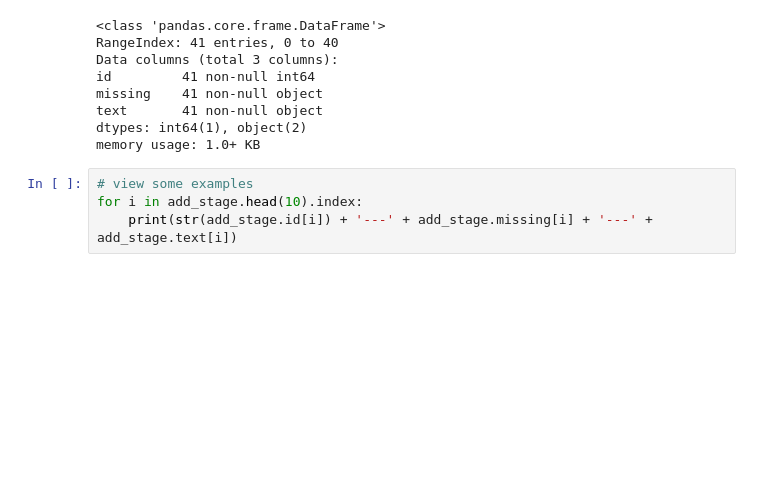
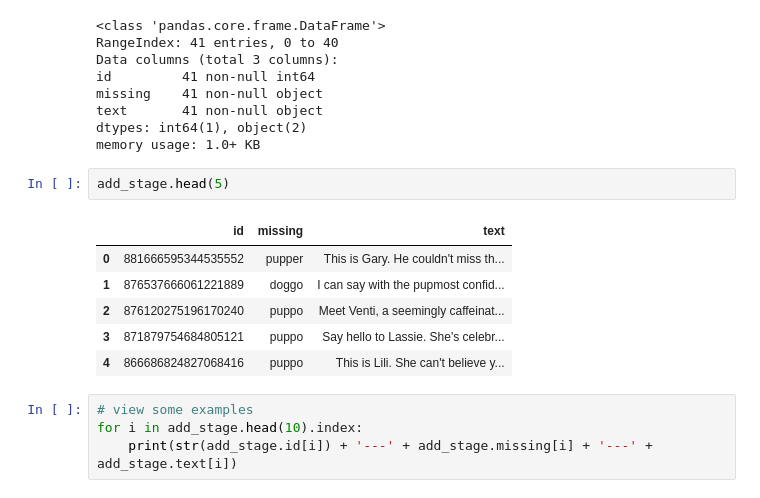
Before and after one commit to siorin/udacity-data2-project3-wrangle-and-analyse-data, a Jupyter notebook: project3-wrangle_act.ipynb, the cells around one changed output. Saved outputs shown, nothing was run; the diff lists cells and outputs as text; blank space fills up the shorter version.

```diff
--- a/project3-wrangle_act.ipynb
+++ b/project3-wrangle_act.ipynb
@@ -1054,6 +1069,15 @@ missing    41 non-null object
 text       41 non-null object
 dtypes: int64(1), object(2)
 memory usage: 1.0+ KB
+# %%
+add_stage.head(5)
+# %% [output]
+|  | id | missing | text |
+| 0 | 881666595344535552 | pupper | This is Gary. He couldn't miss th... |
+| 1 | 876537666061221889 | doggo | I can say with the pupmost confid... |
+| 2 | 876120275196170240 | puppo | Meet Venti, a seemingly caffeinat... |
+| 3 | 871879754684805121 | puppo | Say hello to Lassie. She's celebr... |
+| 4 | 866686824827068416 | puppo | This is Lili. She can't believe y... |
 # %%
 # view some examples
 for i in add_stage.head(10).index:
```
Also changed, not shown: parts of 96 cells of this notebook, 3 other files.
